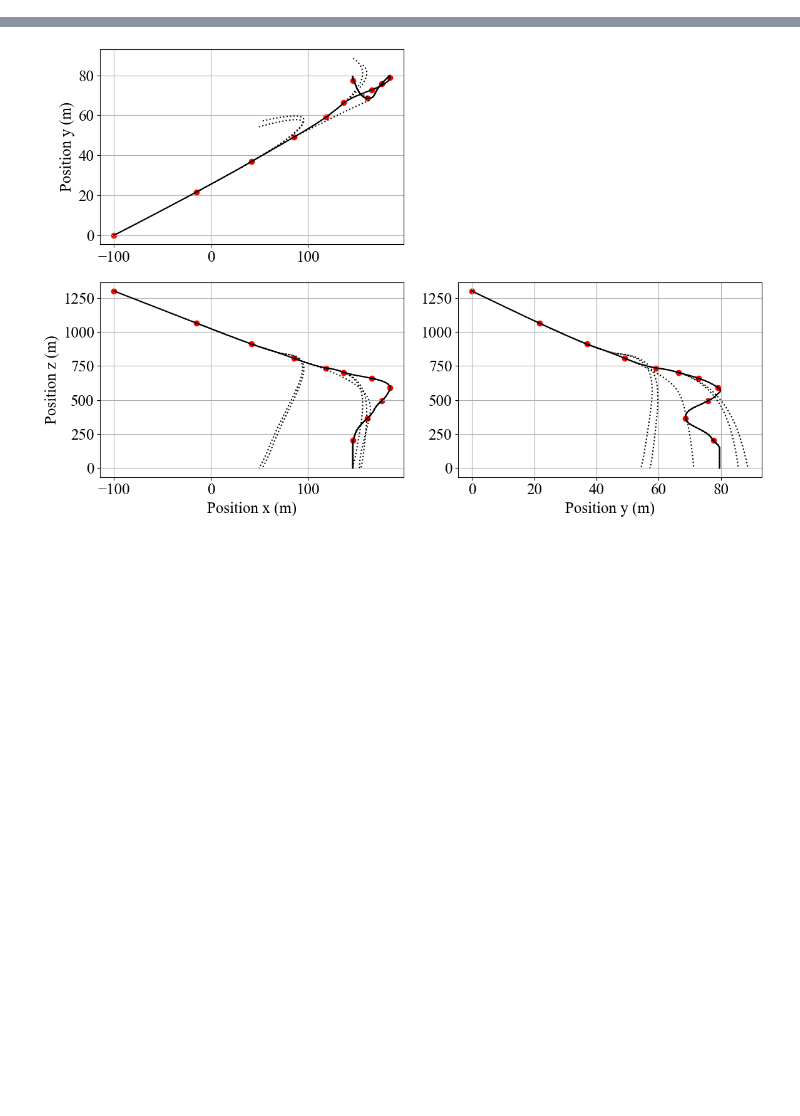
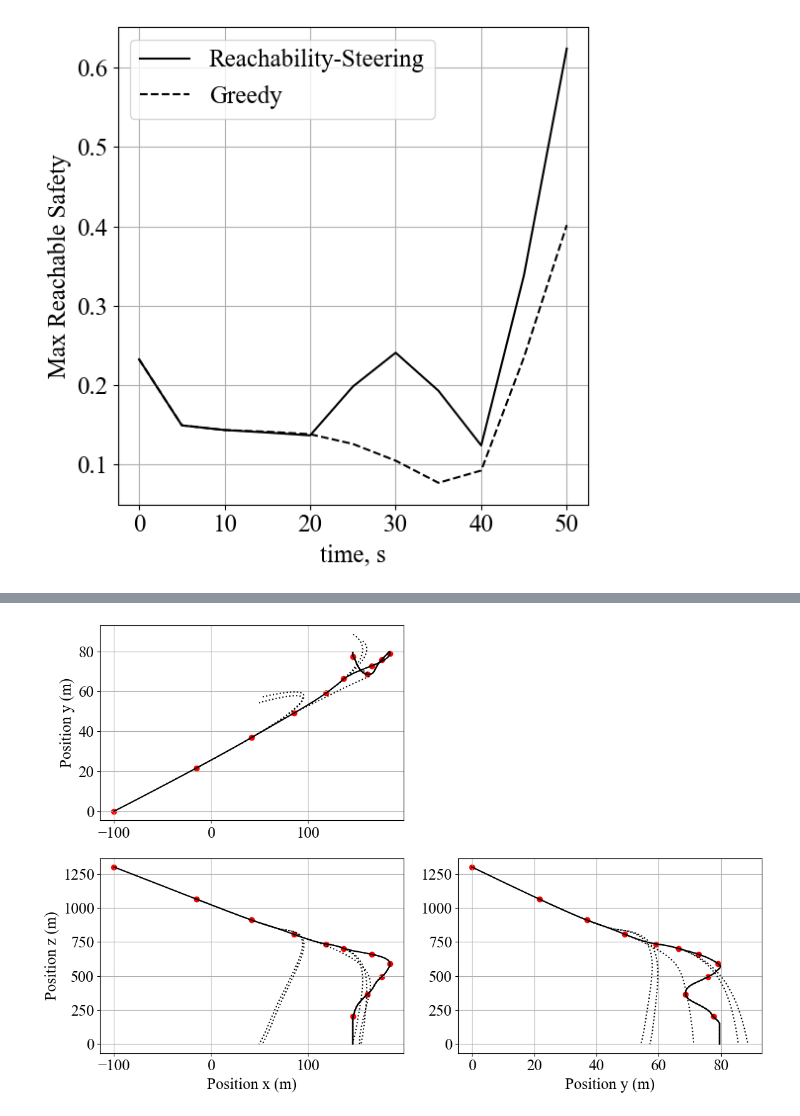
Before and after one commit to kentotomita/learning-hda-reachability, a Jupyter notebook: dev/qualitative_analysis.ipynb, the cells around one changed output, grey strips where cells are left out. Saved outputs shown, nothing was run; the diff lists cells and outputs as text; code cells hidden in the pictures; blank space fills up the shorter version.

```diff
--- a/dev/qualitative_analysis.ipynb
+++ b/dev/qualitative_analysis.ipynb
@@ -281,0 +222,19 @@ plt.savefig('../saved/fig/mean_reachable_safety.pdf')
+# %%
+# font size
+fontsize = 18
+times = np.arange(len(hda_rs.mean_safety_list)) * T
+plt.figure(figsize=(6, 6))
+plt.plot(times, hda_rs.max_safety_list, 'k-', label='Reachability-Steering')
+plt.plot(times, hda_greedy.max_safety_list, 'k--', label='Greedy')
+plt.xlabel('time, s', fontsize=fontsize)
+plt.ylabel('Max Reachable Safety', fontsize=fontsize)
+plt.legend(fontsize=fontsize)
+plt.tick_params(labelsize=fontsize)
+# tight layout
+plt.tight_layout()
+# grid
+plt.grid(True)
+# save
+#plt.savefig('../saved/fig/max_reachable_safety.png', dpi=300)
+# %% [output]
+[figure, added]
```
Also changed, not shown: parts of 15 cells of this notebook, 4 other files.
